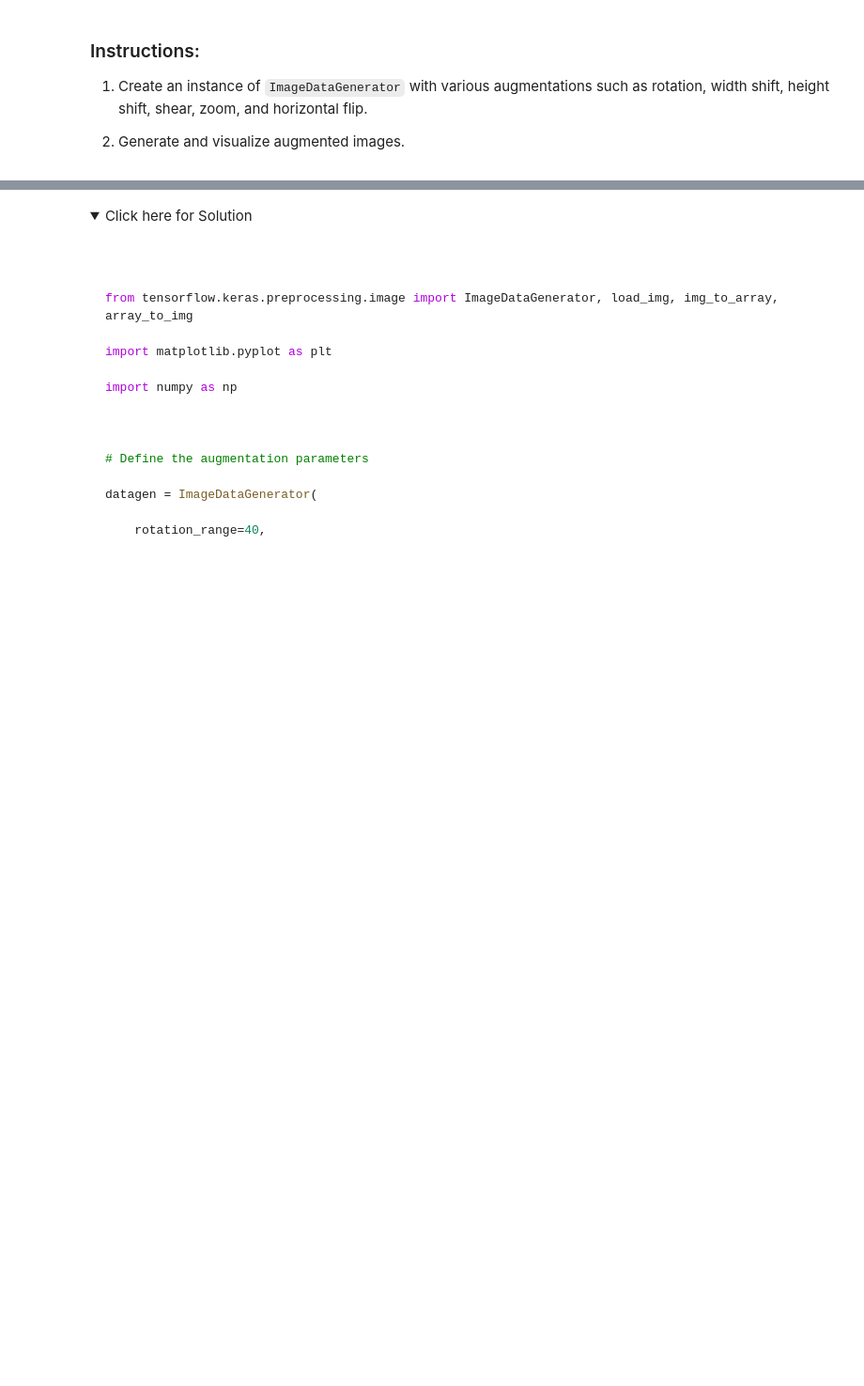
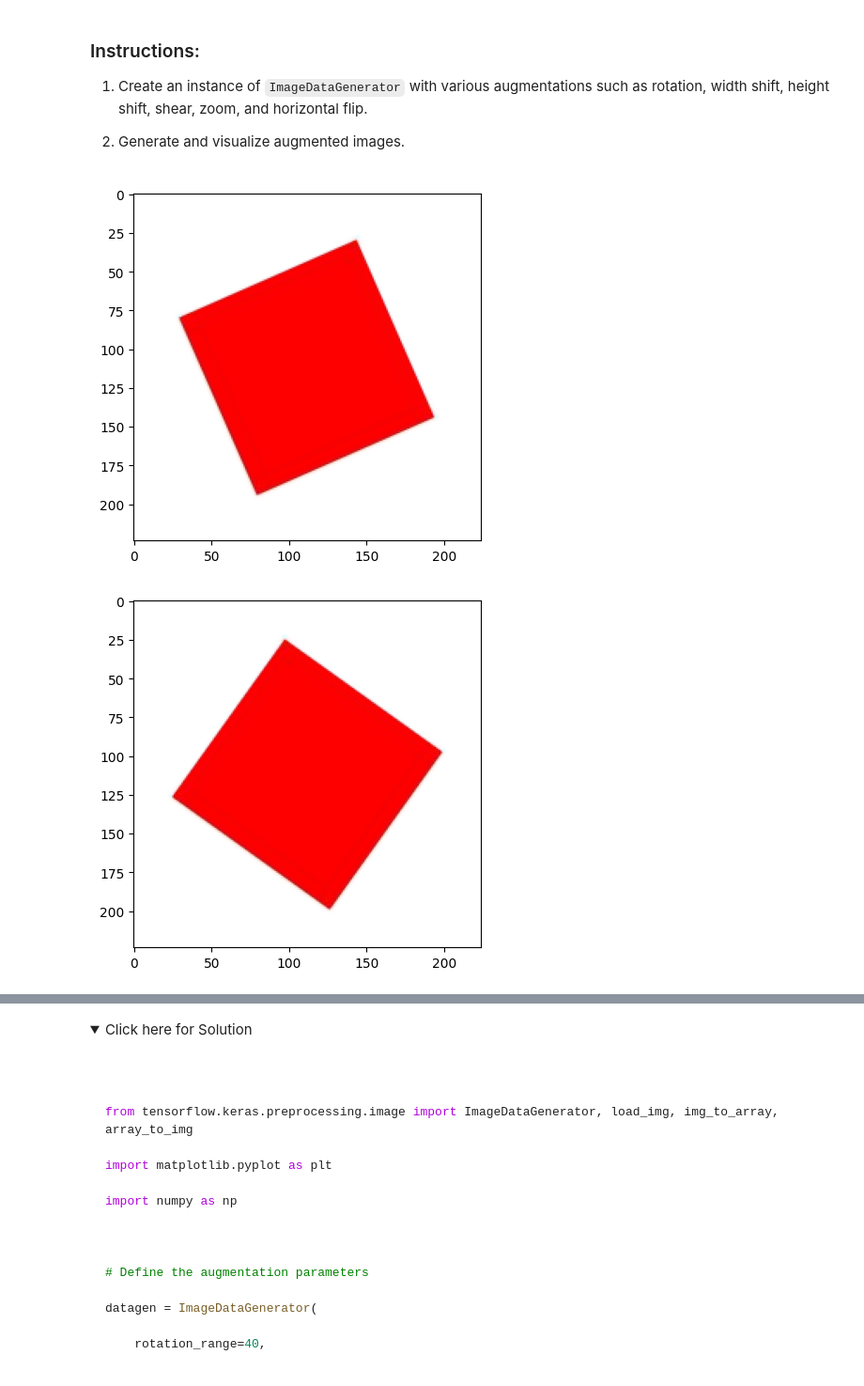
Before and after one commit to julihocc/deep-learning-with-tensorflow, a Jupyter notebook: 201-data-augmentation/M2L1-Lab- Advanced Data Augmentation with Keras-v1.ipynb, the cells around one changed output, grey strips where cells are left out. Shown at 94% size. Cells and saved outputs as stored; diff of their text form; code cells hidden in the pictures; folded sections open; blank space fills up the shorter version.

```diff
--- a/201-data-augmentation/M2L1-Lab- Advanced Data Augmentation with Keras-v1.ipynb
+++ b/201-data-augmentation/M2L1-Lab- Advanced Data Augmentation with Keras-v1.ipynb
@@ -224,3 +242,20 @@ Objective: Experiment with different augmentation techniques and visualize their
 1. Create an instance of `ImageDataGenerator` with various augmentations such as rotation, width shift, height shift, shear, zoom, and horizontal flip.
 
 2. Generate and visualize augmented images.
+# %%
+datagen2 = ImageDataGenerator(
+    rotation_range=80
+)
+
+i = 0
+for batch in datagen2.flow(x, batch_size=1):
+    plt.figure(i)
+    imgplot = plt.imshow(batch[0].astype('uint8'))
+    i += 1
+    if i % 4 == 0:
+        break
+
+plt.show()
+# %% [output]
+[figure, added]
+[figure, added]
```
Also changed, not shown: parts of 7 cells of this notebook.
